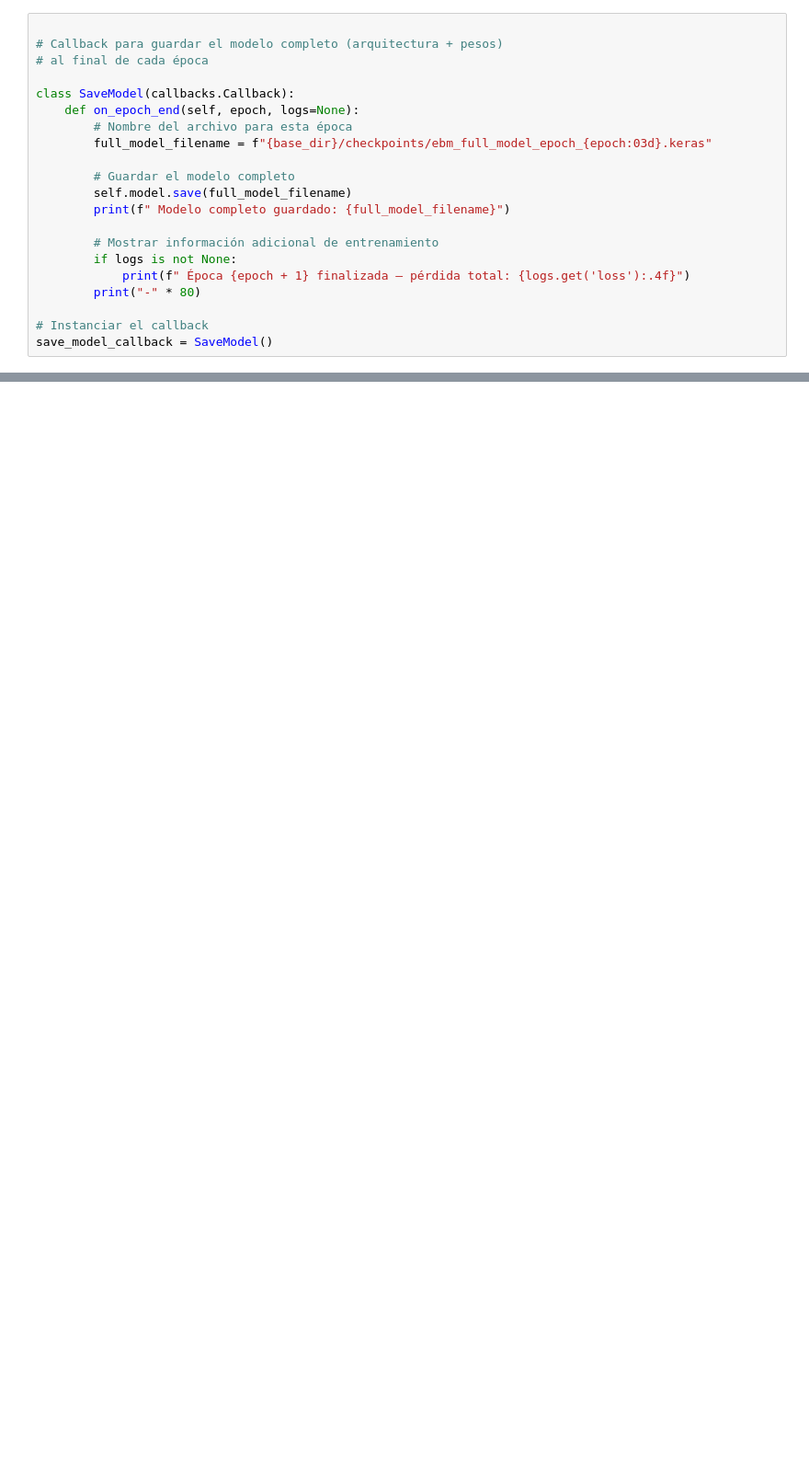
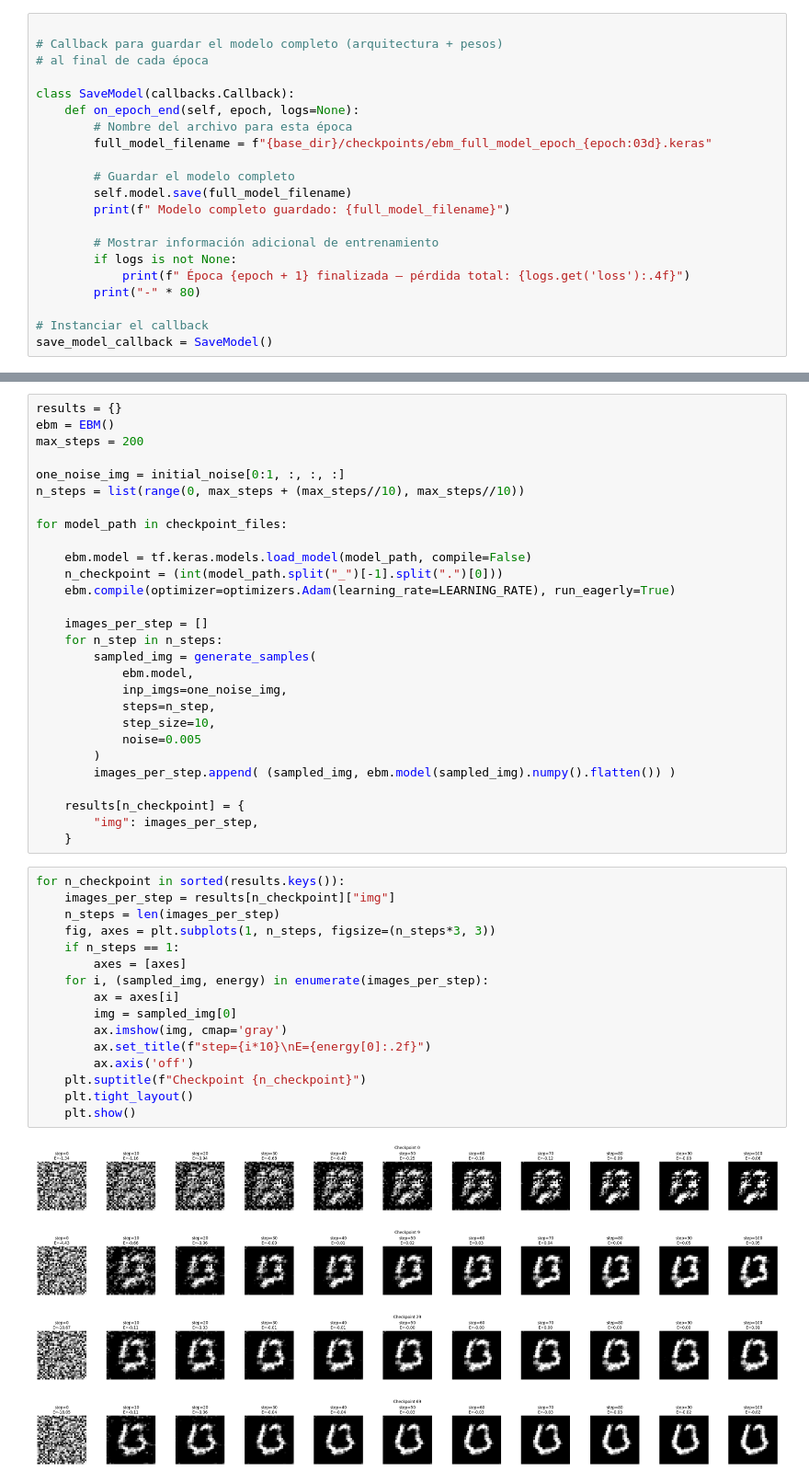
Before and after one commit to roicort/PCIC, a Jupyter notebook: GenAI/EBM/EBM2.ipynb, the cells around one changed output, grey strips where cells are left out. Shown at 92% size. Cells and saved outputs as stored; diff of their text form; blank space fills up the shorter version.

```diff
--- a/GenAI/EBM/EBM2.ipynb
+++ b/GenAI/EBM/EBM2.ipynb
@@ -377,0 +478,49 @@ else:
+# %%
+results = {}
+ebm = EBM()
+max_steps = 200
+
+one_noise_img = initial_noise[0:1, :, :, :]
+n_steps = list(range(0, max_steps + (max_steps//10), max_steps//10))
+
+for model_path in checkpoint_files:
+
+    ebm.model = tf.keras.models.load_model(model_path, compile=False)
+    n_checkpoint = (int(model_path.split("_")[-1].split(".")[0]))
+    ebm.compile(optimizer=optimizers.Adam(learning_rate=LEARNING_RATE), run_eagerly=True)
+
+    images_per_step = []
+    for n_step in n_steps:
+        sampled_img = generate_samples(
+            ebm.model,
+            inp_imgs=one_noise_img,
+            steps=n_step,
+            step_size=10,
+            noise=0.005
+        )
+        images_per_step.append( (sampled_img, ebm.model(sampled_img).numpy().flatten()) )
+
+    results[n_checkpoint] = {
+        "img": images_per_step,
+    }
+# %%
+for n_checkpoint in sorted(results.keys()):
+    images_per_step = results[n_checkpoint]["img"]
+    n_steps = len(images_per_step)
+    fig, axes = plt.subplots(1, n_steps, figsize=(n_steps*3, 3))
+    if n_steps == 1:
+        axes = [axes]
+    for i, (sampled_img, energy) in enumerate(images_per_step):
+        ax = axes[i]
+        img = sampled_img[0]
+        ax.imshow(img, cmap='gray')
+        ax.set_title(f"step={i*10}\nE={energy[0]:.2f}")
+        ax.axis('off')
+    plt.suptitle(f"Checkpoint {n_checkpoint}")
+    plt.tight_layout()
+    plt.show()
+# %% [output]
+[figure, added]
+[figure, added]
+[figure, added]
+[figure, added]
```
Also changed, not shown: parts of 31 cells of this notebook.
